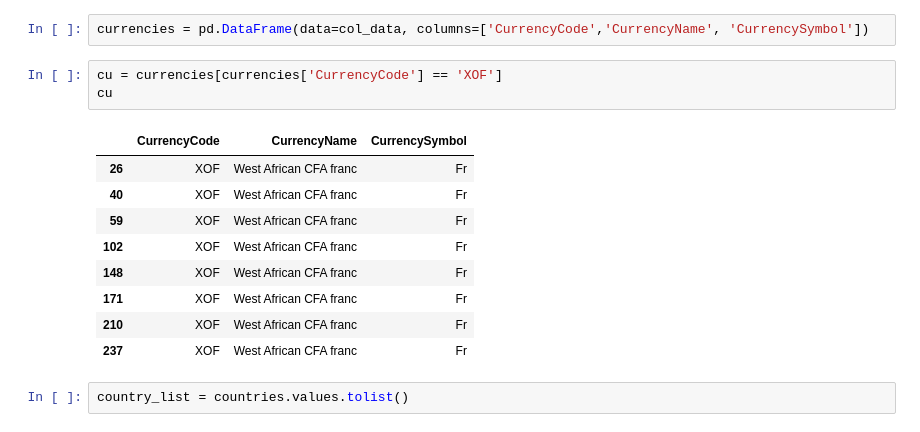
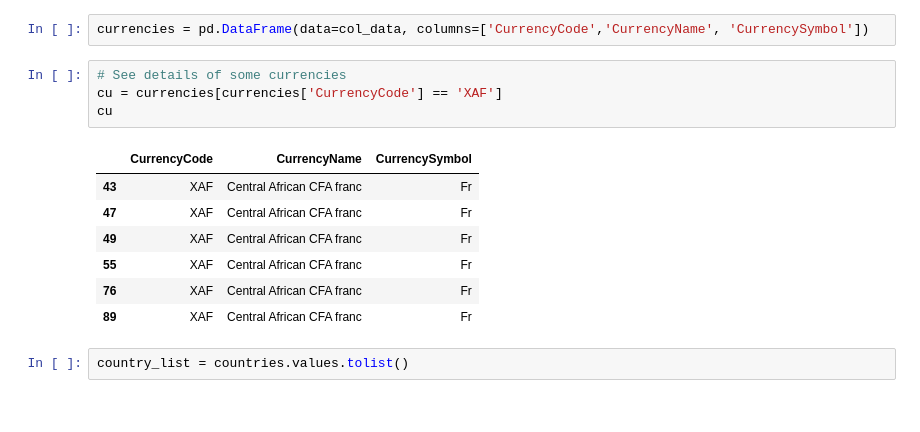
Before and after one commit to blongho/countries, a Jupyter notebook: country_info_processor.ipynb, the cells around one changed output. Cells and saved outputs as stored; diff of their text form.

```diff
--- a/country_info_processor.ipynb
+++ b/country_info_processor.ipynb
@@ -90,19 +91,18 @@ for row in trows:
             col_data.append(Currency(CurrencyCode=code,CurrencyName=cols[1], CurrencySymbol=cols[2]))
 # %%
 currencies = pd.DataFrame(data=col_data, columns=['CurrencyCode','CurrencyName', 'CurrencySymbol'])
-# %%
-cu = currencies[currencies['CurrencyCode'] == 'XOF']
-cu
-# %% [output]
-|  | CurrencyCode | CurrencyName | CurrencySymbol |
-| 26 | XOF | West African CFA franc | Fr |
-| 40 | XOF | West African CFA franc | Fr |
-| 59 | XOF | West African CFA franc | Fr |
-| 102 | XOF | West African CFA franc | Fr |
-| 148 | XOF | West African CFA franc | Fr |
-| 171 | XOF | West African CFA franc | Fr |
-| 210 | XOF | West African CFA franc | Fr |
-| 237 | XOF | West African CFA franc | Fr |
+# %%
+# See details of some currencies
+cu = currencies[currencies['CurrencyCode'] == 'XAF']
+cu
+# %% [output]
+|  | CurrencyCode | CurrencyName | CurrencySymbol |
+| 43 | XAF | Central African CFA franc | Fr |
+| 47 | XAF | Central African CFA franc | Fr |
+| 49 | XAF | Central African CFA franc | Fr |
+| 55 | XAF | Central African CFA franc | Fr |
+| 76 | XAF | Central African CFA franc | Fr |
+| 89 | XAF | Central African CFA franc | Fr |
 # %%
 country_list = countries.values.tolist()
 # %%
```
Also changed, not shown: parts of 9 cells of this notebook.
